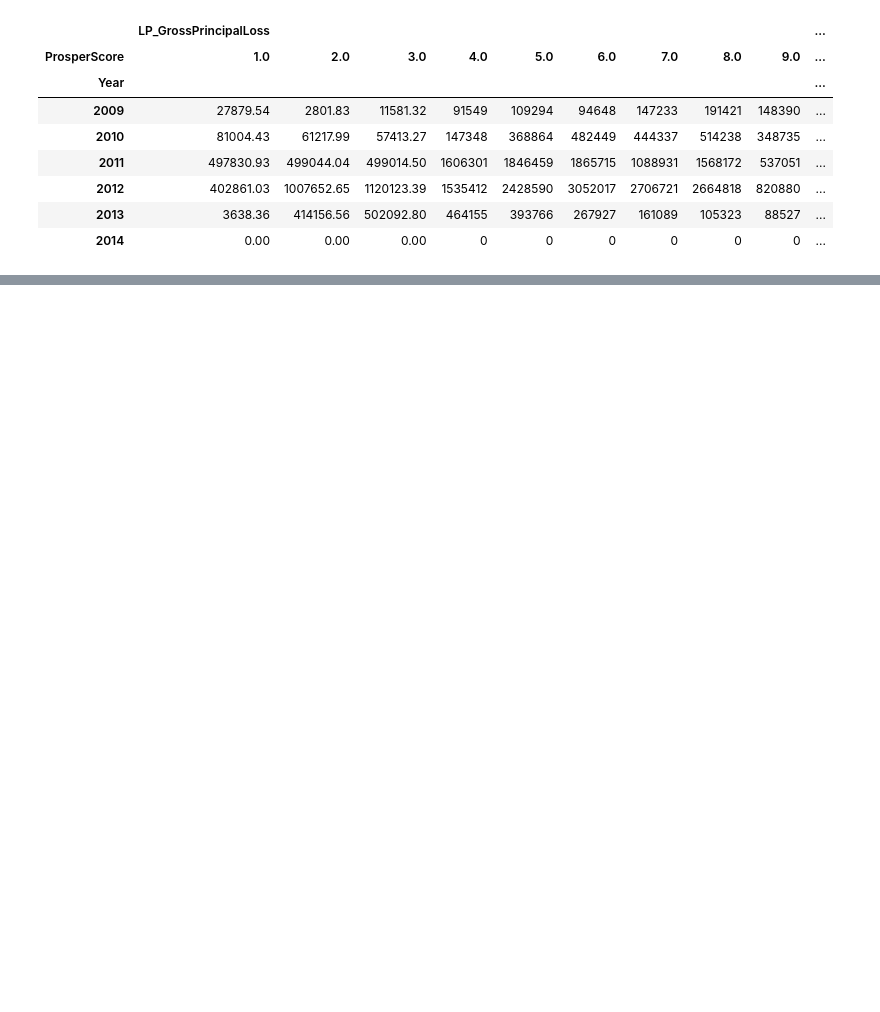
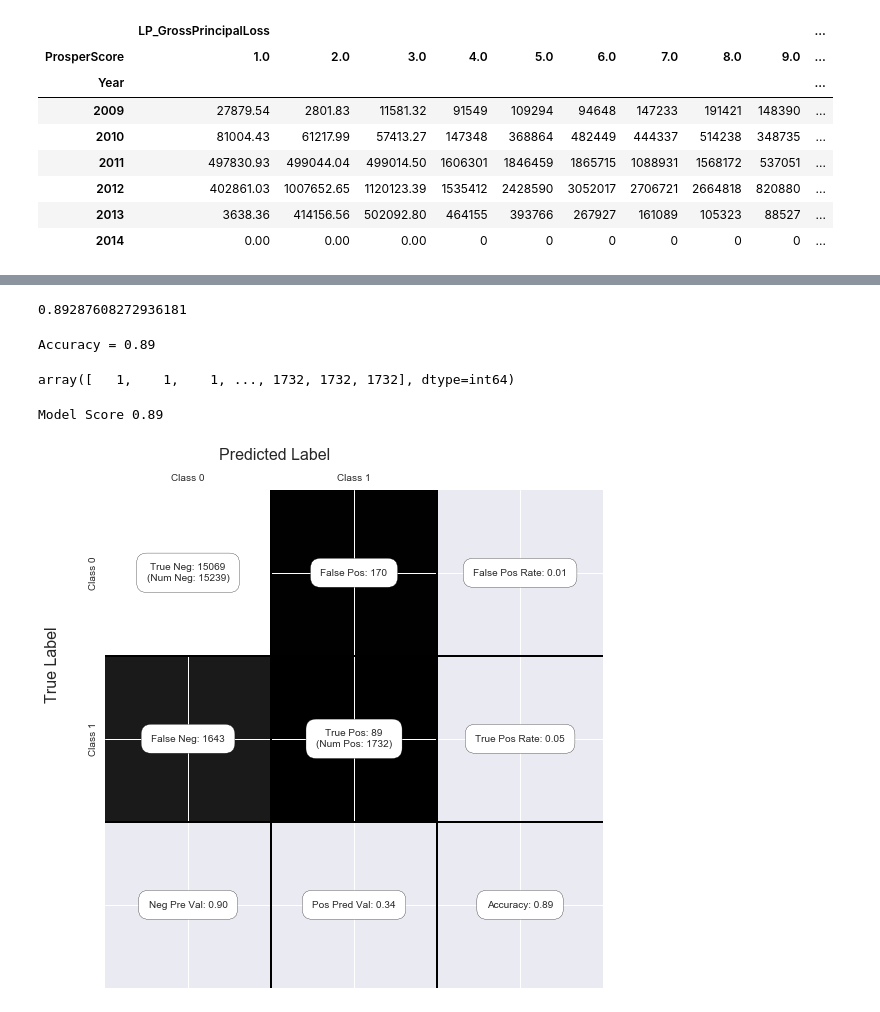
Before and after one commit to yugoli/prosperloananalysis-ipython, a Jupyter notebook: Prosper.ipynb, the cells around one changed output, grey strips where cells are left out. Cells and saved outputs as stored; diff of their text form; code cells hidden in the pictures; blank space fills up the shorter version.

```diff
--- a/Prosper.ipynb
+++ b/Prosper.ipynb
@@ -298,0 +458,49 @@ df['LP_InterestandFees'].describe()
+# %%
+# train on 75% of random data points
+#scored['is_train'] = np.random.uniform(0, 1, len(scored)) <= .75
+#train, test = scored[scored['is_train']==True], scored[scored['is_train']==False]
+#features = scored.columns[1:9] #skip first and last column
+clf = RandomForestClassifier(n_estimators=100)
+
+from sklearn.cross_validation import train_test_split
+features = scored.columns[1:9] #skip first column
+# %%
+# Training data features converted to numpy
+train_features = scored[features].values
+train_target = scored['isBadLoan'].values
+
+# Fit the model to our training data
+#clf = clf.fit(train_features, train_target)
+#score = clf.score(train_features, train_target)
+#"Mean accuracy of Random Forest: {0}".format(score)
+
+# Split 80-20 train vs test data
+train_x, test_x, train_y, test_y = train_test_split(train_features,
+                                                    train_target,
+                                                    test_size=0.20,
+                                                    random_state=0)
+#print (train_features.shape, train_target.shape)
+#print (train_x.shape, train_y.shape)
+#print (test_x.shape, test_y.shape)
+
+#fit the model and score it using test data
+clf = clf.fit(train_x, train_y)
+clf.score(test_x, test_y)
+# %% [output]
+0.89287608272936181
+# %%
+predict_y = clf.predict(test_x)
+
+from sklearn.metrics import accuracy_score
+print ("Accuracy = %.2f" % (accuracy_score(test_y, predict_y)))
+# %% [output]
+Accuracy = 0.89
+# %%
+test_y.cumsum() #there are 1732 bad loans in test data set
+# %% [output]
+array([   1,    1,    1, ..., 1732, 1732, 1732], dtype=int64)
+# %%
+model_score = clf.score(test_x, test_y)
+print ("Model Score %.2f \n" % (model_score))
+# %% [output]
+Model Score 0.89
@@ -298,0 +619,6 @@ df['LP_InterestandFees'].describe()
+# %%
+confusion_matrix = metrics.confusion_matrix(test_y, predict_y)
+# %%
+show_confusion_matrix(confusion_matrix, ['Class 0', 'Class 1'])
+# %% [output]
+[figure, added]
```
Also changed, not shown: parts of 35 cells of this notebook.
